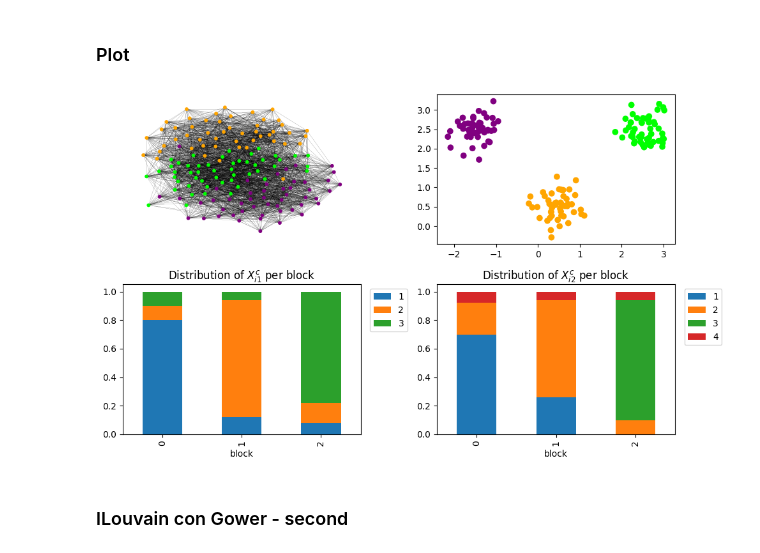
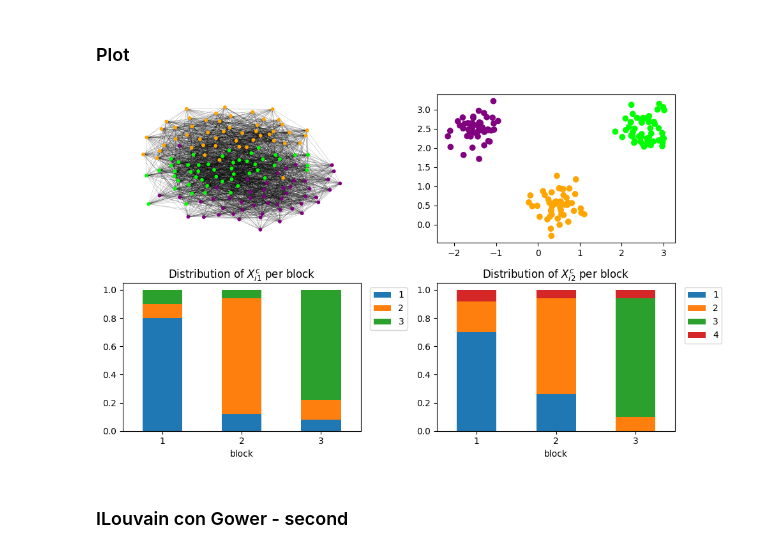
Before and after one commit to DCangemi/SBM-with-mixed-attributes, a Jupyter notebook: Simulazioni NUOVA.ipynb, the cells around one changed output. Saved outputs shown, nothing was run; the diff lists cells and outputs as text; code cells hidden in the pictures.

```diff
--- a/Simulazioni NUOVA.ipynb
+++ b/Simulazioni NUOVA.ipynb
@@ -258,23 +271,24 @@ Xc.loc[100:,'attr_cat2'] = random.choices([1,2,3,4], k=50, weights=[0.05,0.15,0.
 # %%
 df = Xc.copy()
 df["block"] = labels
 
 fig, axes = plt.subplots(2,2,figsize=(10,6))
 nx.draw(G, pos=nx.spring_layout(G, k=0.6,seed=6), ax=axes[0,0], node_size=10, width=0.1, node_color=dtemp['label'])
 axes[0,1].scatter(dtemp.loc[:, 0], dtemp.loc[:, 1], c=dtemp['label'])
 
 titles = [rf"$X_{{i1}}^c$", rf"$X_{{i2}}^c$"]
 for i, col in enumerate(["attr_cat1", "attr_cat2"]):
     tab = pd.crosstab(df["block"], df[col], normalize="index")
     tab.plot(kind="bar", stacked=True, ax=axes[1,i])
     axes[1,i].set_title(f"Distribution of {titles[i]} per block")
     axes[1,i].legend(bbox_to_anchor=(1.02, 1), loc="upper left")
+    axes[1,i].set_xticklabels(['1','2','3'], rotation=0)
 
 plt.tight_layout()
-#plt.savefig('plot_second_2x2.png')
+plt.savefig('plot_second_2x2.png')
 plt.show()
 # %% [output]
-[figure, old version]
+[figure, new version]
 # %% [markdown]
 ### ILouvain con Gower - second
 # %%
```
Also changed, not shown: parts of 6 cells of this notebook, 8 other files.
